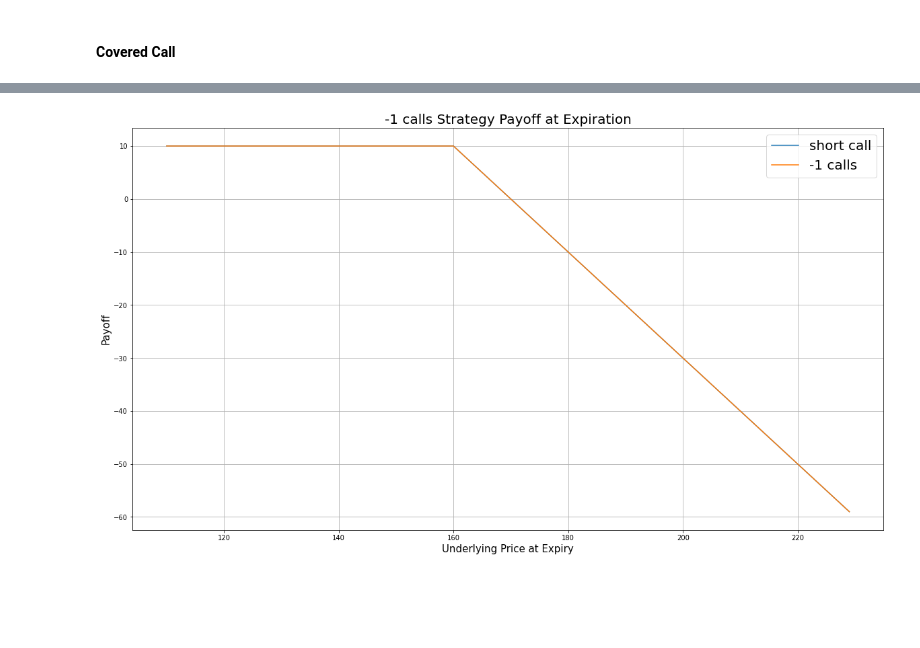
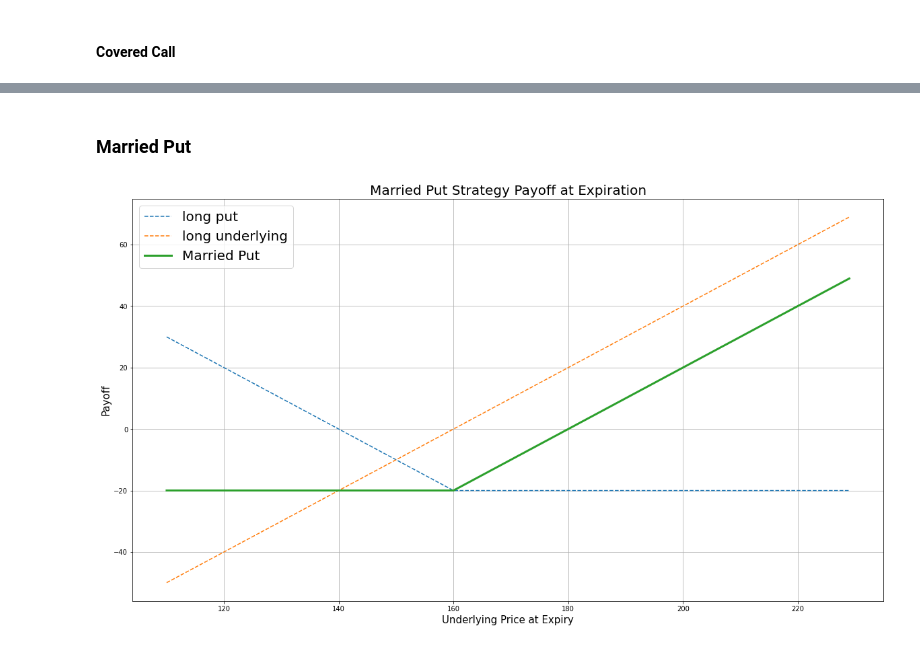
Before and after one commit to szagar/cv, a Jupyter notebook: _notebooks/2022-08-01-options-payoff_charts.ipynb, the cells around one changed output, grey strips where cells are left out. Drawn from its saved outputs; the diff is of its cells as text; code cells hidden in the pictures; blank space fills up the shorter version.

```diff
--- a/_notebooks/2022-08-01-options-payoff_charts.ipynb
+++ b/_notebooks/2022-08-01-options-payoff_charts.ipynb
@@ -27,7 +27,7 @@ def short_put(premium: float,strike: float, uprices: list[float], multiplier=1,
     payoff = [min(premium*multiplier, -(strike-i-premium)*multiplier) for i in uprices]
     return { 'payoff': payoff, 'label': label}
 # %%
-def long_underlying(strike: float, uprices: list[float], multiplier=1, label:str = "long underlying"):
-    payoff = [(i-strike)*multiplier for i in uprices]
+def long_underlying(price: float, uprices: list[float], multiplier=1, label:str = "long underlying"):
+    payoff = [(i-price)*multiplier for i in uprices]
     label = "long underlying"
     return { 'payoff': payoff, 'label': label}
@@ -40,8 +45,8 @@ def plot_strategy_payoff(name: str, legs: {list, str}):
 
     plt.figure(figsize=(20,11))
     for leg in legs:
-        plt.plot(uprices, leg['payoff'], label=leg['label'])
-    plt.plot(uprices, strategy_payoff, label=name, linewidth=2)
+        plt.plot(uprices, leg['payoff'], label=leg['label'], linestyle='dashed')
+    plt.plot(uprices, strategy_payoff, label=name, linewidth=3)
 
     plt.legend(fontsize = 20)
     plt.xlabel('Underlying Price at Expiry',fontsize = 15)
@@ -147,8 +113,13 @@ plot_strategy_payoff("Short Straddle", legs)
+# %% [markdown]
+### Married Put
 # %%
-strategy_name = '-1 calls'
+put_strike = 160
+put_price = 20
+
 legs = []
-legs.append(short_call(premium=call_price, strike = 160, uprices = uprices, multiplier=1))
+legs.append(long_put(premium=put_price, strike = put_strike, uprices = uprices))
+legs.append(long_underlying( price = put_strike, uprices = uprices))
 
-plot_strategy_payoff(strategy_name, legs)
+plot_strategy_payoff("Married Put", legs)
 # %% [output]
-[figure, old version]
+[figure, new version]
```
Also changed, not shown: parts of 33 cells of this notebook.
